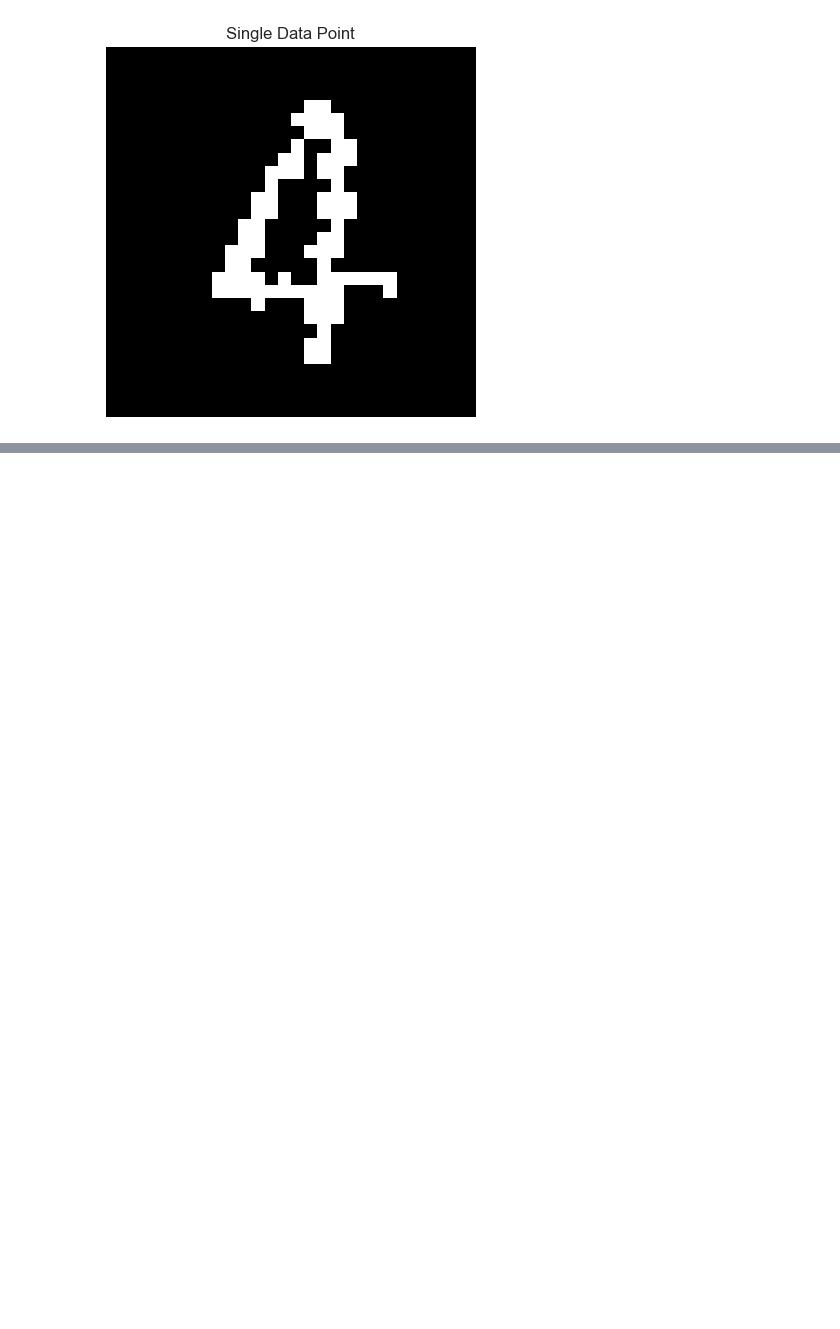
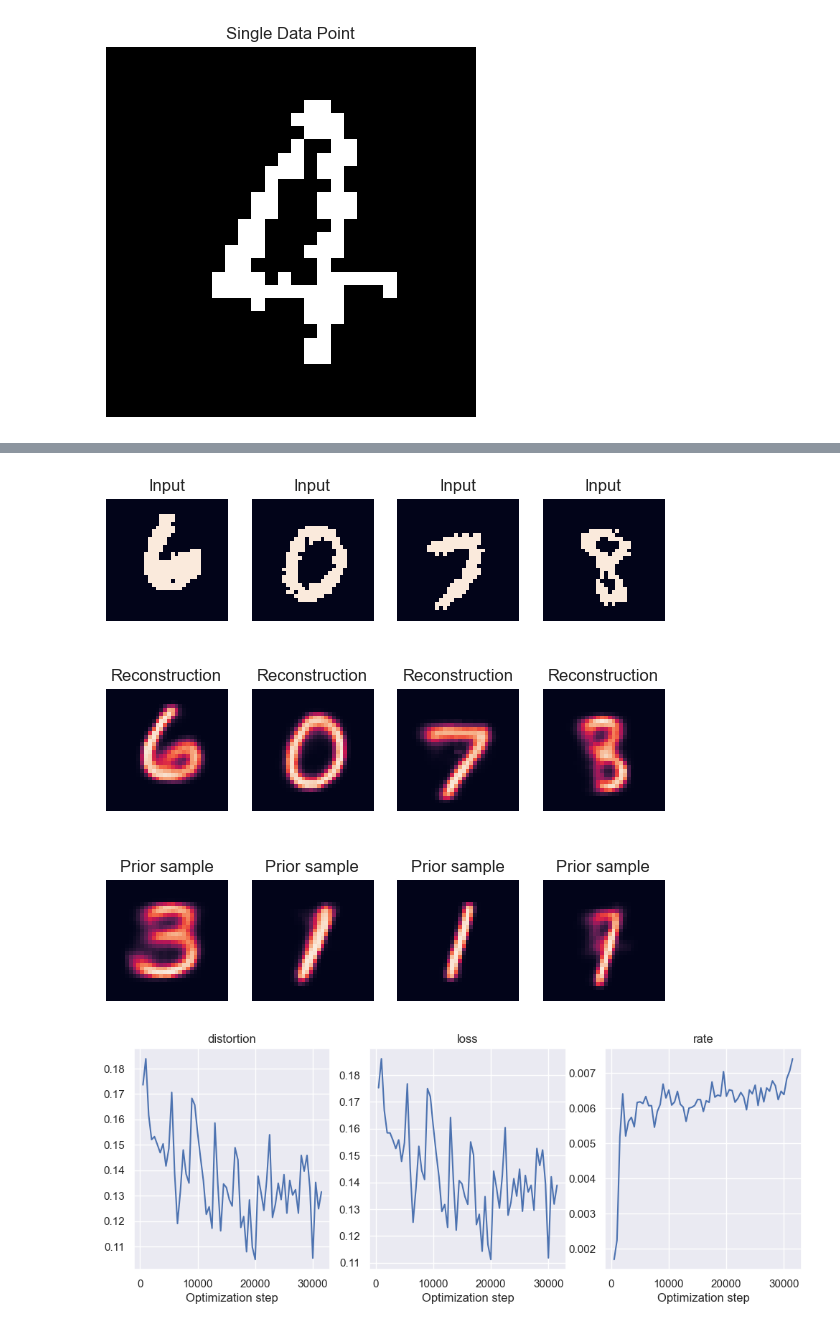
Before and after one commit to KUUUUUUUUz/active-learning, a Jupyter notebook: mnistvae/training_notebook.ipynb, the cells around one changed output, grey strips where cells are left out. Cells and saved outputs as stored; diff of their text form; code cells hidden in the pictures; blank space fills up the shorter version.

```diff
--- a/mnistvae/training_notebook.ipynb
+++ b/mnistvae/training_notebook.ipynb
@@ -61,4 +42,4 @@ from model.loss import ELBOLossOutput, get_evidence_lower_bound
 from model.visualization import visualize_reconstructions
 
 
-BATCH_SIZE = 32
+BATCH_SIZE = 16
@@ -188,7 +110,7 @@ encoder_fn = jax.vmap(encoder)
 #image_input_example = jax.random.normal(key, (32, 32))
 #encoder_output = encoder(image_input_example)
 #encoder_output
-batch = batch[..., 0]
+#batch = batch[..., 0]
 #targets = pad_fn(batch)
 #encoder_fn(batch)
-batch.shape
+#batch.shape
@@ -253,15 +156,12 @@ train_metrics = None
 for epoch in range(MAX_EPOCHS):
     for batch in train_dataloader:
         batch = jnp.asarray(batch["image"]).astype(jnp.float32)
-        batch =  batch[..., 0]
+        batch = np.squeeze(batch)
         targets = pad_fn(batch)
         key, binarized_key = jax.random.split(key)
         targets = (
             dsx.Bernoulli(probs=targets).sample(seed=binarized_key).astype(jnp.float32)
         )
-
-        #targets = targets[..., 0]
-        #print(targets.shape)
         key, step_key = jax.random.split(key)
         (loss, aux), model, opt_state = make_step(
             model, opt_state, targets, key=step_key
@@ -318,0 +219,15 @@ executing.executing.NotOneValueFound: Expected one value, found 0
+# %%
+visualize_reconstructions(model, targets)
+
+K = len(train_metrics) - 1
+plt.figure(figsize=(4 * K, 4))
+for i, (k, v) in enumerate(train_metrics.items()):
+    if k == "step":
+        continue
+    plt.subplot(1, K, i + 1)
+    plt.title(k)
+    plt.plot(train_metrics["step"], v)
+    plt.xlabel("Optimization step")
+# %% [output]
+[figure, added]
+[figure, added]
```
Also changed, not shown: parts of 19 cells of this notebook, 6 other files.
